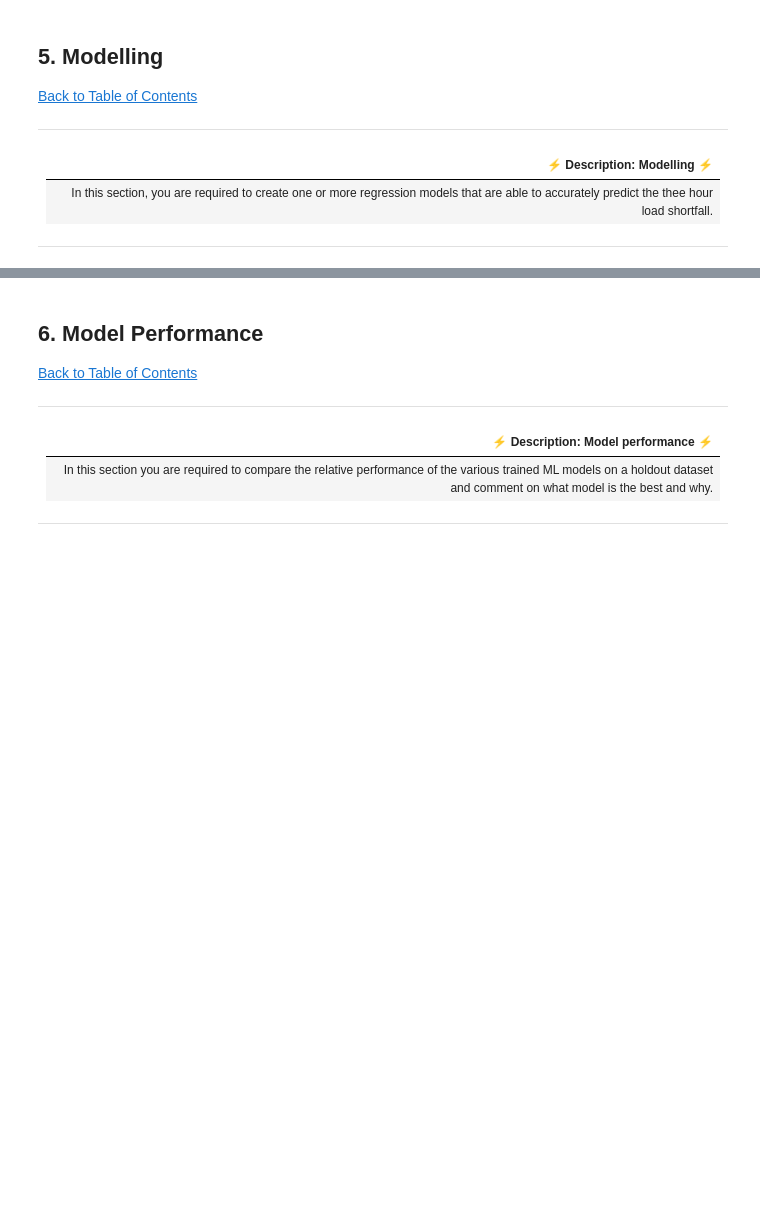
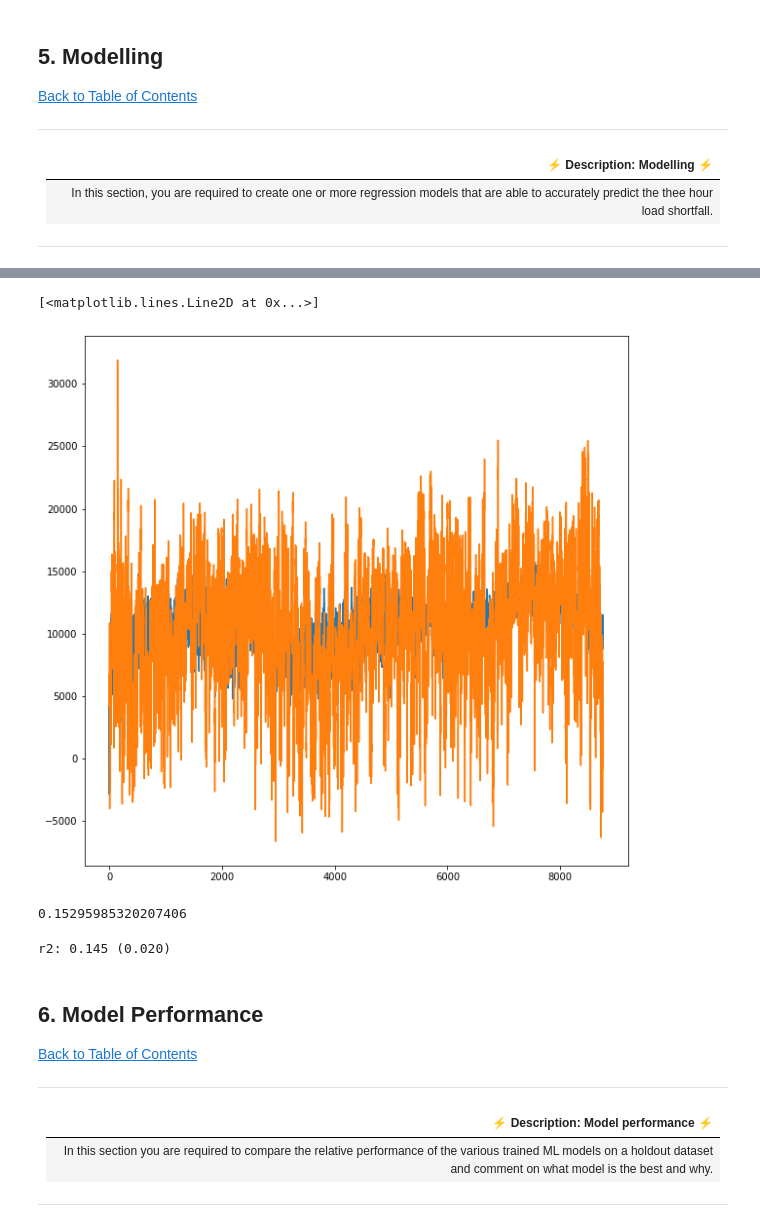
Before and after one commit to ObengKojo23/TEAM-NM1, a Jupyter notebook: starter-notebook.ipynb, the cells around one changed output, grey strips where cells are left out. Cells and saved outputs as stored; diff of their text form; code cells hidden in the pictures; blank space fills up the shorter version.

```diff
--- a/starter-notebook.ipynb
+++ b/starter-notebook.ipynb
@@ -377,0 +388,3 @@ dtype: int64
+# %%
+train_df2 = train_df.drop('Valencia_pressure', axis=1)
+train_df2.head()
@@ -377,0 +400,6 @@ dtype: int64
+# %%
+# create new features
+train_df3 = train_df2.copy()
+seville_pressure_ord_enc = OrdinalEncoder()
+train_df3['Seville_pressure'] = seville_pressure_ord_enc.fit_transform(train_df3[['Seville_pressure']])
+train_df3['Seville_pressure'].head()
@@ -377,0 +419,4 @@ dtype: int64
+# %%
+Valencia_wind_deg_ord_enc = OrdinalEncoder()
+train_df3['Valencia_wind_deg'] = Valencia_wind_deg_ord_enc.fit_transform(train_df3[['Valencia_wind_deg']])
+train_df3['Valencia_wind_deg'].head()
@@ -398,0 +470,4 @@ dtype: int64
+# %%
+model = auto_arima(train_df3['load_shortfall_3h'], exogenous=train_df3.drop(['load_shortfall_3h'], axis=1),
+                   trace=True, error_action="ignore", suppress_warnings=True)
+model.fit(train_df3['load_shortfall_3h'], exogenous=train_df3.drop([ 'load_shortfall_3h'], axis = 1))
@@ -399,3 +494,24 @@ dtype: int64
+# %%
+forecast = model.predict(n_periods=len(train_df3), exogenous=train_df3.drop(['load_shortfall_3h'], axis=1))
+plt.figure(figsize=(10, 10))
+plt.plot(forecast)
+plt.plot(train_df3['load_shortfall_3h'].values)
+# %% [output]
+[<matplotlib.lines.Line2D at 0x...>]
+[figure, added]
+# %%
+sqrt(mean_squared_error(
+    train_df3['load_shortfall_3h'].values, forecast))
+r2_score(train_df3['load_shortfall_3h'].values, forecast)
+# %% [output]
+0.15295985320207406
+# %%
+scores = cross_val_score(lasso_model, X_hotcode_normalized,
+                         Y, scoring='r2', cv=cv, n_jobs=-1)
+# report performance
+print('r2: %.3f (%.3f)' % (mean(scores), std(scores)))
+# %% [output]
+r2: 0.145 (0.020)
 # %% [markdown]
 <a id="six"></a>
 ## 6. Model Performance
```
Also changed, not shown: parts of 14 cells of this notebook.
